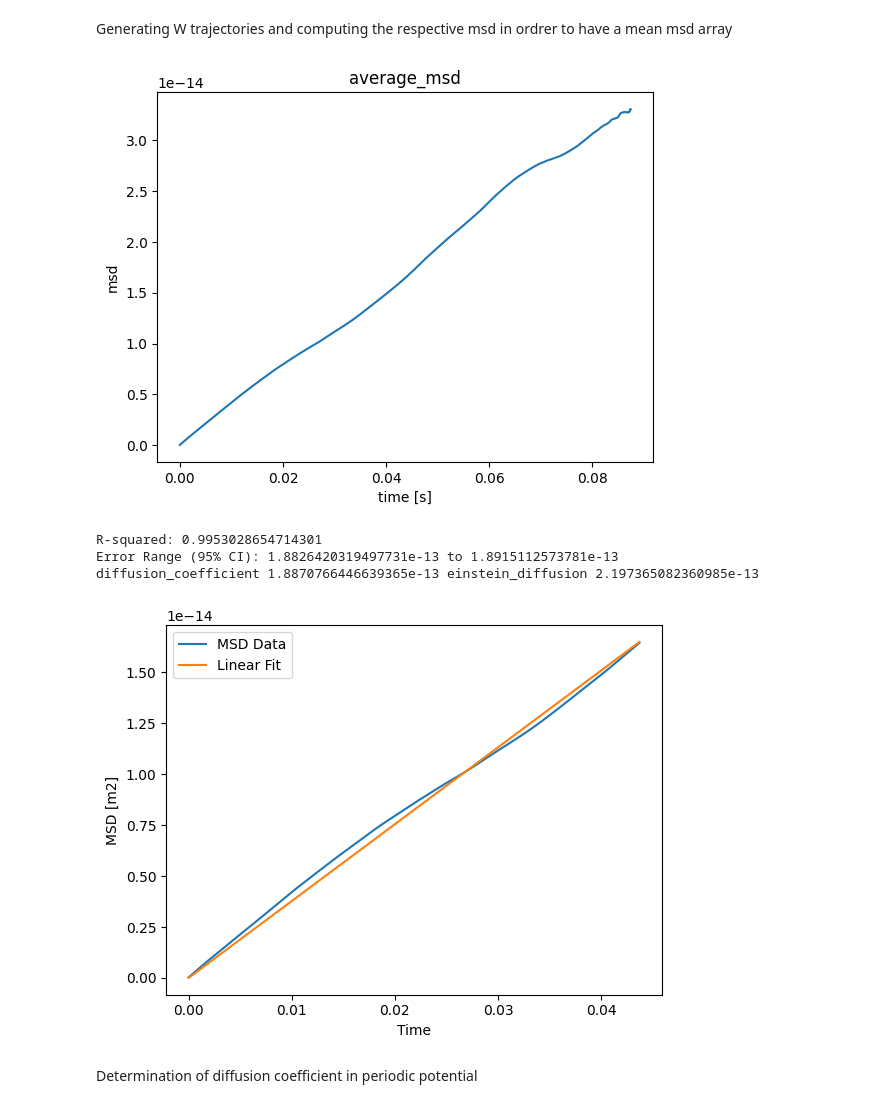
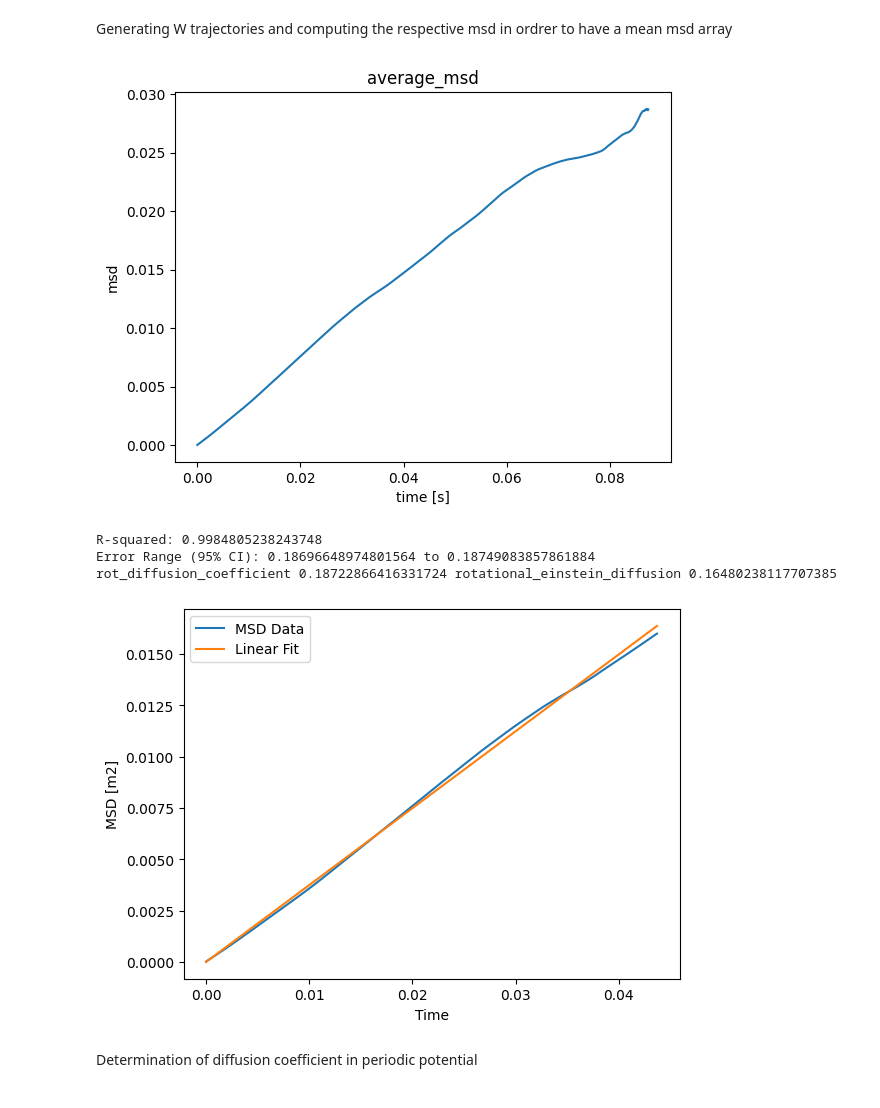
Before and after one commit to Antonin-Prom/IDIL_Internship_BFM_Langevin_modeling, a Jupyter notebook: langevin_simu/msd_fit/msd_fit.ipynb, the cells around one changed output. Drawn from its saved outputs; the diff is of its cells as text; code cells hidden in the pictures.

Commit message:
new_rotational

```diff
--- a/langevin_simu/msd_fit/msd_fit.ipynb
+++ b/langevin_simu/msd_fit/msd_fit.ipynb
@@ -12,8 +12,10 @@ R_m = 1e-6
 m_kg = 1.1e-14
 viscosity_NS_m2 = 0.001
 load = 6*np.pi*viscosity_NS_m2*R_m
+rotational_drag = 8*np.pi*viscosity_NS_m2*R_m**3
 tau = m_kg/load
 einstein_diffusion = k_b*T_K/load
+rotational_einstein_diff = k_b*T_K/rotational_drag
 dt_s = 100*tau
 print("einstein_diffusion coefficient",einstein_diffusion)
 # %% [output]
@@ -30,7 +32,7 @@ def walk_free_diffusion(N):
     w = generate_seq(N)
     x = np.zeros(N)
     for i in range(1,N):
-        x[i] = x[i-1] + np.sqrt(2*einstein_diffusion*dt_s)*w[i]
+        x[i] = x[i-1] + np.sqrt(2*rotational_einstein_diff*dt_s)*w[i]
     return x
 # %%
 def mean_square_displacement(array):
@@ -73,48 +75,48 @@ plt.ylabel('msd')
 plt.title('average_msd')
 plt.show()
 # %% [output]
-[figure, old version]
+[figure, new version]
 # %%
 # Fiting the msd
 
 def linear_fit(t, D):
     return 2 * D * t
 
 # Reducing the array for a better fit
 mean_msd = mean_msd[0:-int(len(mean_msd)/2)]
 t = t[0:-int(len(t)/2)]
 
-initial_guess = 1.0
+initial_guess = rotational_einstein_diff
 
 # Perform the fit
 params, covariance = curve_fit(linear_fit, t, mean_msd, p0=initial_guess)
 
 # Extract the diffusion coefficient
-diffusion_coefficient = params[0]
+rot_diffusion_coefficient = params[0]
 
 #Confidence interval:
-residuals = mean_msd - linear_fit(t, diffusion_coefficient)
+residuals = mean_msd - linear_fit(t, rot_diffusion_coefficient)
 ss_res = np.sum(residuals**2)
 ss_tot = np.sum((mean_msd - np.mean(mean_msd))**2)
 r_squared = 1 - (ss_res / ss_tot)
 print("R-squared:", r_squared)
 
 std_errors = np.sqrt(np.diag(covariance))
 confidence_interval = 1.96 * std_errors  # for 95% confidence interval
 
-print("Error Range (95% CI):", diffusion_coefficient - confidence_interval[0], "to", diffusion_coefficient + confidence_interval[0])
-print("diffusion_coefficient",diffusion_coefficient,"einstein_diffusion",einstein_diffusion)
+print("Error Range (95% CI):", rot_diffusion_coefficient - confidence_interval[0], "to", rot_diffusion_coefficient + confidence_interval[0])
+print("rot_diffusion_coefficient",rot_diffusion_coefficient,"rotational_einstein_diffusion",rotational_einstein_diff)
 plt.plot(t, mean_msd, label='MSD Data')
-plt.plot(t, linear_fit(t , diffusion_coefficient), label='Linear Fit')
+plt.plot(t, linear_fit(t , rot_diffusion_coefficient), label='Linear Fit')
 plt.xlabel('Time')
 plt.ylabel('MSD [m2]')
 plt.legend()
 plt.show()
 # %% [output]
-R-squared: 0.9953028654714301
-Error Range (95% CI): 1.8826420319497731e-13 to 1.8915112573781e-13
-diffusion_coefficient 1.8870766446639365e-13 einstein_diffusion 2.197365082360985e-13
+R-squared: 0.9984805238243748
+Error Range (95% CI): 0.18696648974801564 to 0.18749083857861884
+rot_diffusion_coefficient 0.18722866416331724 rotational_einstein_diffusion 0.16480238117707385
-[figure, old version]
+[figure, new version]
 # %% [markdown]
 Determination of diffusion coefficient in periodic potential
 # %%
```
Also changed, not shown: parts of 8 cells of this notebook, 3 other files.
